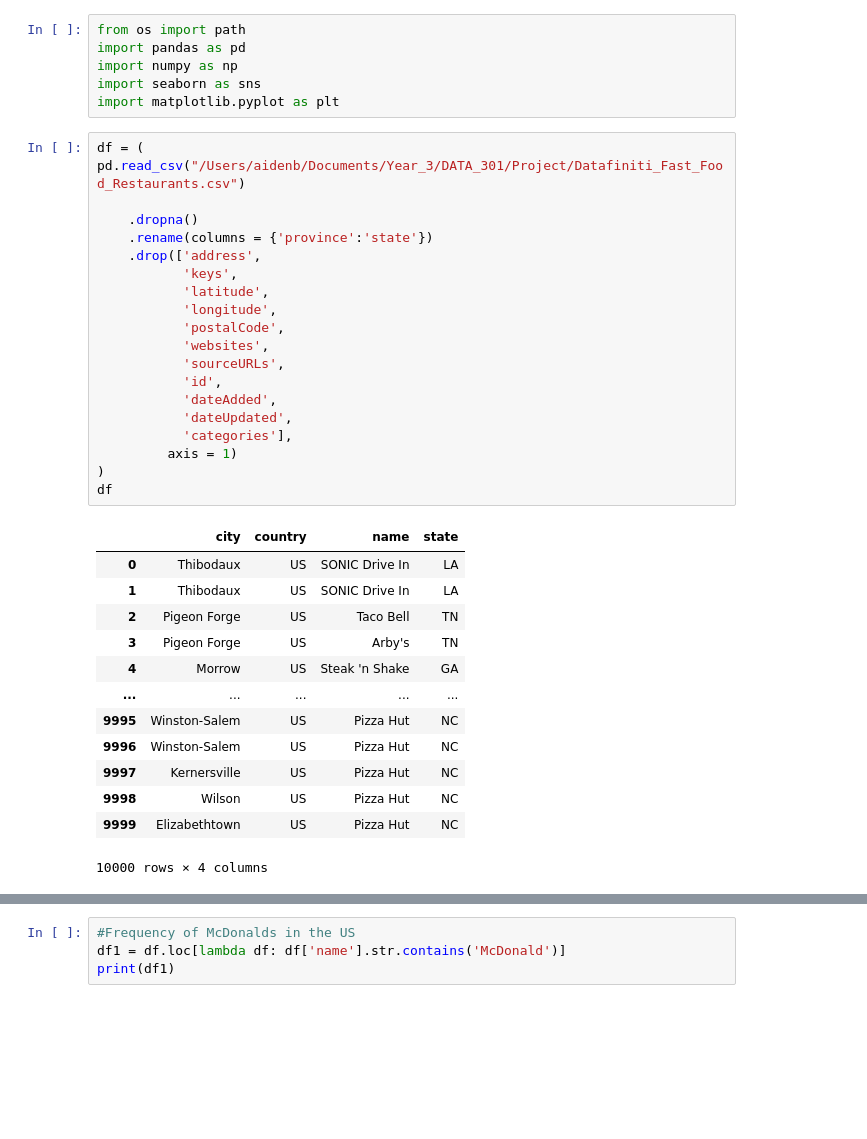
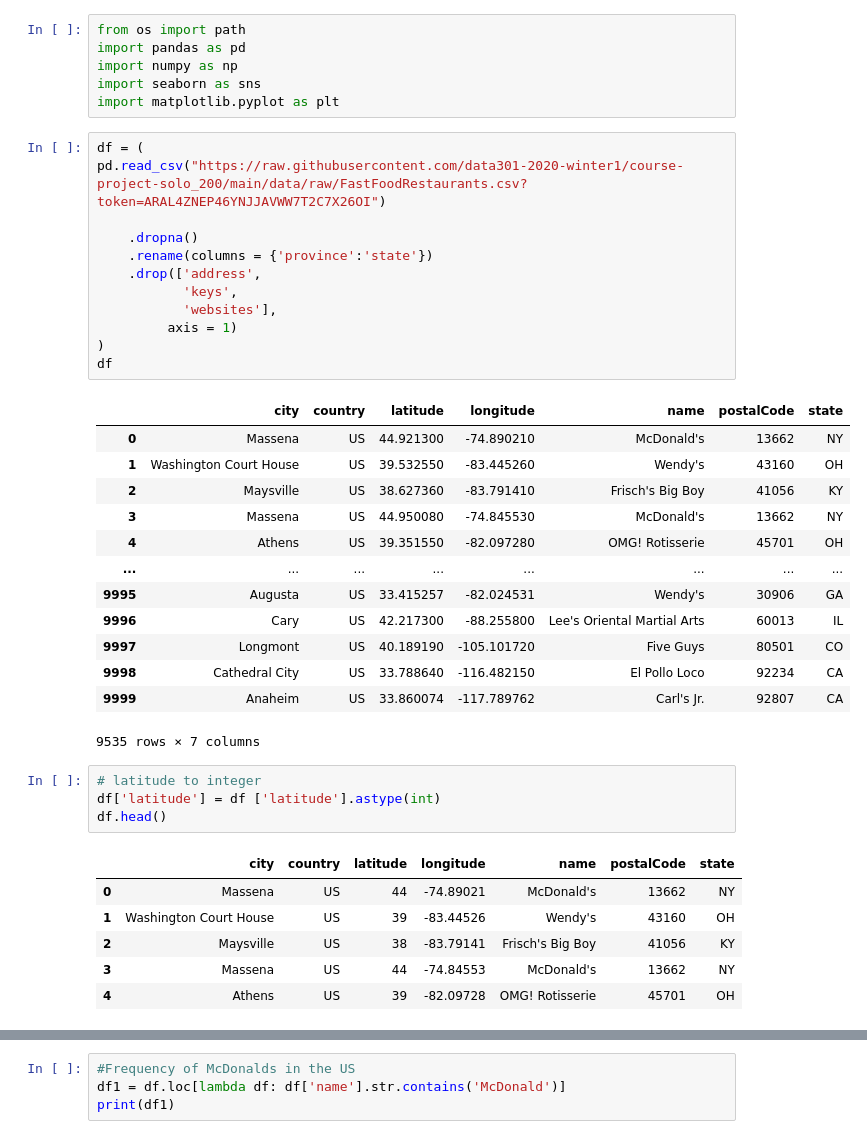
Before and after one commit to data301-2020-winter1/course-project-solo_200, a Jupyter notebook: analysis/task_4_EDA.ipynb, the cells around one changed output, grey strips where cells are left out. Saved outputs shown, nothing was run; the diff lists cells and outputs as text; blank space fills up the shorter version.

```diff
--- a/analysis/task_4_EDA.ipynb
+++ b/analysis/task_4_EDA.ipynb
@@ -8,35 +8,38 @@ import seaborn as sns
 import matplotlib.pyplot as plt
 # %%
 df = (
-pd.read_csv("/Users/aidenb/Documents/Year_3/DATA_301/Project/Datafiniti_Fast_Food_Restaurants.csv")
+pd.read_csv("https://raw.githubusercontent.com/data301-2020-winter1/course-project-solo_200/main/data/raw/FastFoodRestaurants.csv?token=ARAL4ZNEP46YNJJAVWW7T2C7X26OI")
 
     .dropna()
     .rename(columns = {'province':'state'})
     .drop(['address',
            'keys',
-           'latitude',
-           'longitude',
-           'postalCode',
-           'websites',
-           'sourceURLs',
-           'id',
-           'dateAdded',
-           'dateUpdated',
-           'categories'],
+           'websites'],
          axis = 1)
 )
 df
 # %% [output]
-|  | city | country | name | state |
-| 0 | Thibodaux | US | SONIC Drive In | LA |
-| 1 | Thibodaux | US | SONIC Drive In | LA |
-| 2 | Pigeon Forge | US | Taco Bell | TN |
-| 3 | Pigeon Forge | US | Arby's | TN |
-| 4 | Morrow | US | Steak 'n Shake | GA |
-| ... | ... | ... | ... | ... |
-| 9995 | Winston-Salem | US | Pizza Hut | NC |
-| 9996 | Winston-Salem | US | Pizza Hut | NC |
-| 9997 | Kernersville | US | Pizza Hut | NC |
-| 9998 | Wilson | US | Pizza Hut | NC |
-| 9999 | Elizabethtown | US | Pizza Hut | NC |
+|  | city | country | latitude | longitude | name | postalCode | state |
+| 0 | Massena | US | 44.921300 | -74.890210 | McDonald's | 13662 | NY |
+| 1 | Washington Court House | US | 39.532550 | -83.445260 | Wendy's | 43160 | OH |
+| 2 | Maysville | US | 38.627360 | -83.791410 | Frisch's Big Boy | 41056 | KY |
+| 3 | Massena | US | 44.950080 | -74.845530 | McDonald's | 13662 | NY |
+| 4 | Athens | US | 39.351550 | -82.097280 | OMG! Rotisserie | 45701 | OH |
+| ... | ... | ... | ... | ... | ... | ... | ... |
+| 9995 | Augusta | US | 33.415257 | -82.024531 | Wendy's | 30906 | GA |
+| 9996 | Cary | US | 42.217300 | -88.255800 | Lee's Oriental Martial Arts | 60013 | IL |
+| 9997 | Longmont | US | 40.189190 | -105.101720 | Five Guys | 80501 | CO |
+| 9998 | Cathedral City | US | 33.788640 | -116.482150 | El Pollo Loco | 92234 | CA |
+| 9999 | Anaheim | US | 33.860074 | -117.789762 | Carl's Jr. | 92807 | CA |
-10000 rows × 4 columns
+9535 rows × 7 columns
+# %%
+# latitude to integer
+df['latitude'] = df ['latitude'].astype(int)
+df.head()
+# %% [output]
+|  | city | country | latitude | longitude | name | postalCode | state |
+| 0 | Massena | US | 44 | -74.89021 | McDonald's | 13662 | NY |
+| 1 | Washington Court House | US | 39 | -83.44526 | Wendy's | 43160 | OH |
+| 2 | Maysville | US | 38 | -83.79141 | Frisch's Big Boy | 41056 | KY |
+| 3 | Massena | US | 44 | -74.84553 | McDonald's | 13662 | NY |
+| 4 | Athens | US | 39 | -82.09728 | OMG! Rotisserie | 45701 | OH |
```
Also changed, not shown: parts of 6 cells of this notebook, 2 other files.
